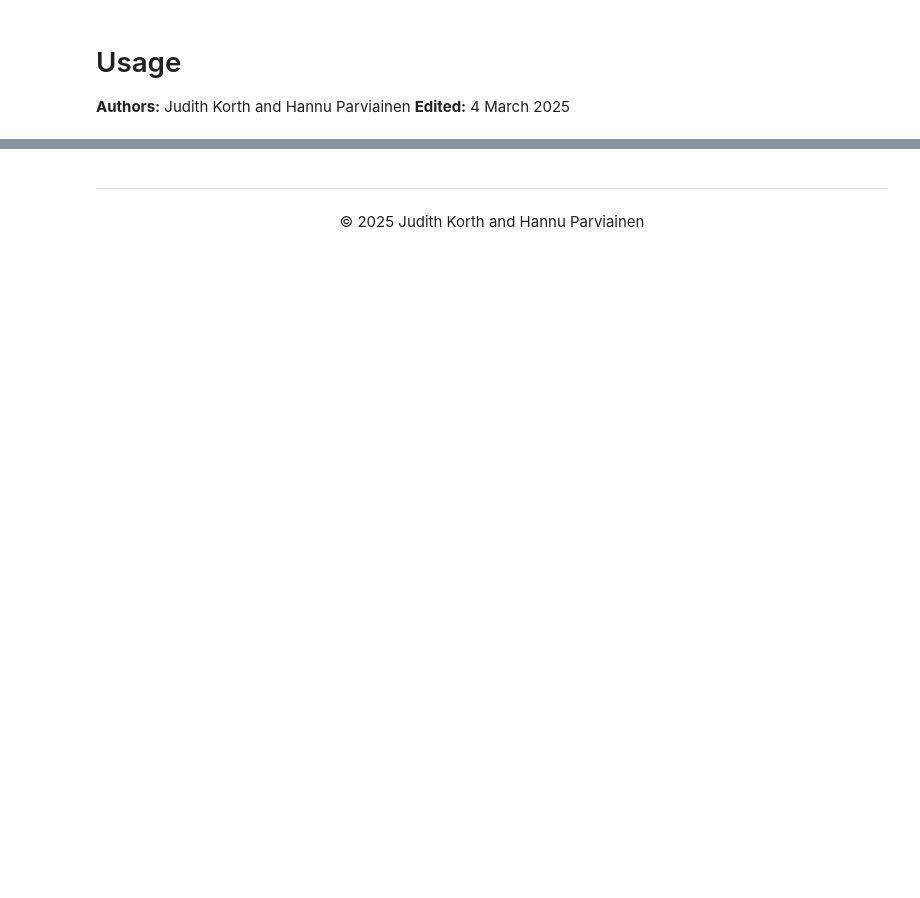
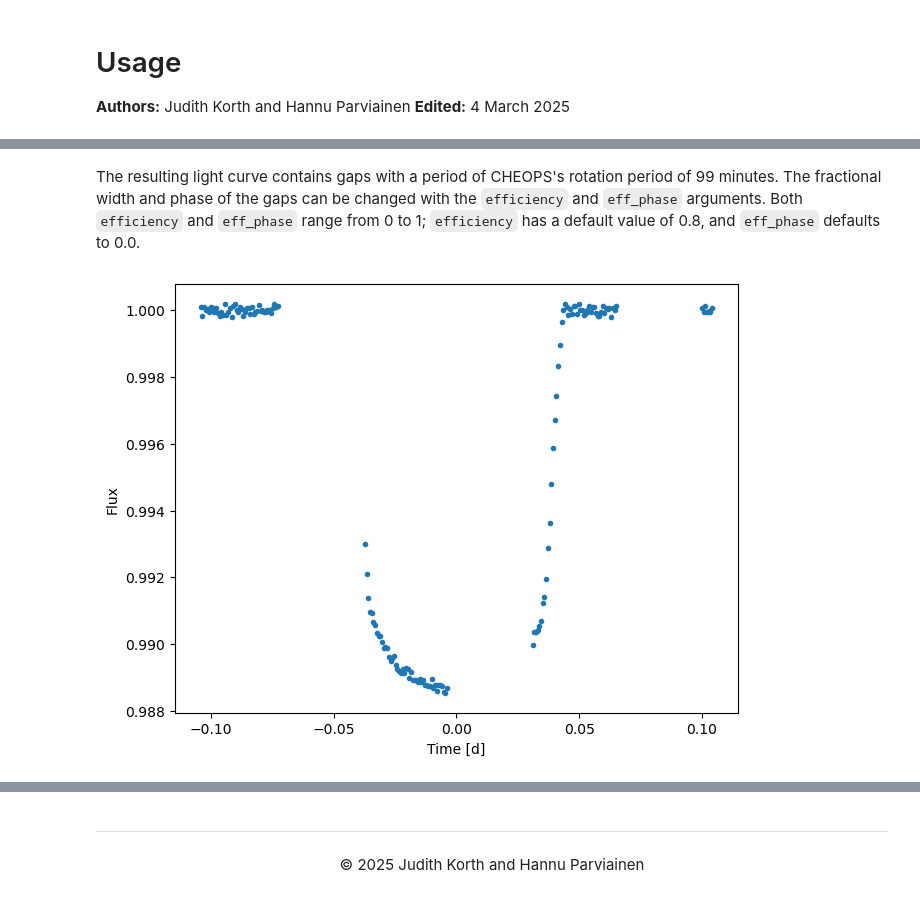
Before and after one commit to JudithKorth/Simple_CHEOPS_Light_Curve_Simulator, a Jupyter notebook: doc/source/usage.ipynb, the cells around one changed output, grey strips where cells are left out. Drawn from its saved outputs; the diff is of its cells as text; code cells hidden in the pictures; blank space fills up the shorter version.

```diff
--- a/doc/source/usage.ipynb
+++ b/doc/source/usage.ipynb
@@ -23,2 +40,15 @@ plt.setp(ax, xlabel='Time [d]', ylabel='Flux');
+# %% [markdown]
+The resulting light curve contains gaps with a period of CHEOPS's rotation period of 99 minutes. The fractional width and phase of the gaps can be changed with the `efficiency` and `eff_phase` arguments. Both `efficiency` and `eff_phase` range from 0 to 1; `efficiency` has a default value of 0.8, and `eff_phase` defaults to 0.0.
+# %%
+time, flux = lcs(radius_ratio=0.1, zero_epoch=0.0, period=2.0,
+                 scaled_semi_major_axis=8.0, impact_parameter=0.1,
+                efficiency=0.5, eff_phase=0.2,
+                limb_darkening=[0.2, 0.3])
+
+fig, ax = plt.subplots(1, 1, constrained_layout=True)
+ax.plot(time, flux, '.')
+plt.setp(ax, xlabel='Time [d]', ylabel='Flux');
+# %% [output]
+[figure, added]
 # %% [markdown]
 ## How to simulate a full phase curve
```
Also changed, not shown: parts of 6 cells of this notebook.
